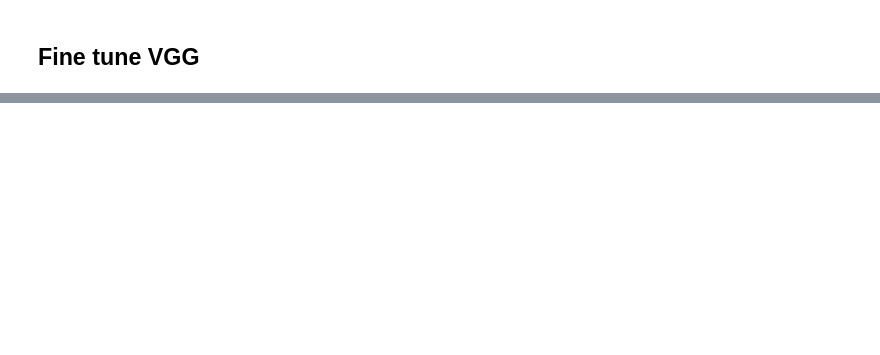
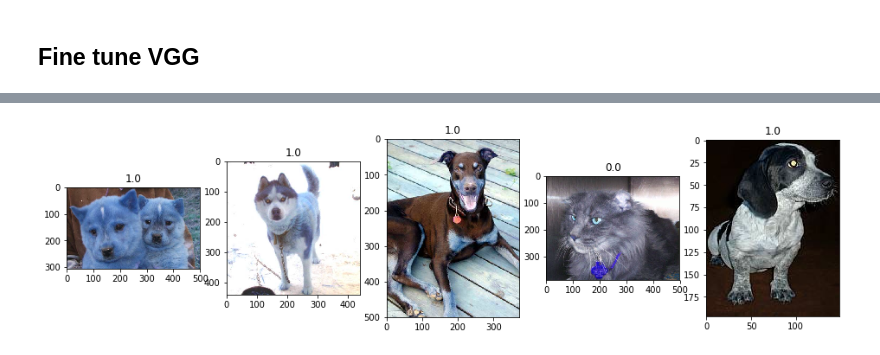
Before and after one commit to zeroohub/kaggle_fun, a Jupyter notebook: dogs_vs_cats_redux_kernels_edition/main.ipynb, the cells around one changed output, grey strips where cells are left out. Drawn from its saved outputs; the diff is of its cells as text; code cells hidden in the pictures; blank space fills up the shorter version.

```diff
--- a/dogs_vs_cats_redux_kernels_edition/main.ipynb
+++ b/dogs_vs_cats_redux_kernels_edition/main.ipynb
@@ -119,7 +101,8 @@ valid_flow = valid_datagen.flow_from_directory(
         pjoin(work_path, valid_name),
         target_size=(224, 224),
         batch_size=batch_size,
-        class_mode='categorical')
+        class_mode='categorical',
+        shuffle=False)
 test_flow = test_datagen.flow_from_directory(
         pjoin(work_path, test_name),
         target_size=(224, 224),
@@ -162,2 +145,2 @@ UnboundLocalError: local variable 'outs' referenced before assignment
 # %%
-vgg_model.predict_generator(test_flow)
+preds = vgg_model.predict_generator(test_flow)
@@ -174,0 +163,13 @@ array([[9.9922144e-01, 7.7851169e-04],
+# %%
+filenames = test_flow.filenames
+expected_labels = test_flow.classes
+predict_labels = np.round(1-preds[:, 0])
+# %%
+def plot_by_idx(idx, titles=None):
+    plot_images([cv2.imread(pjoin(work_path, test_name, filenames[ix])) for ix in idx], columns=5, titles=titles)
+# %%
+correct = np.where(predict_labels == expected_labels)[0]
+image_ids = np.random.permutation(correct)[:5]
+plot_by_idx(image_ids, predict_labels[image_ids])
+# %% [output]
+[figure, added]
```
Also changed, not shown: parts of 25 cells of this notebook.
